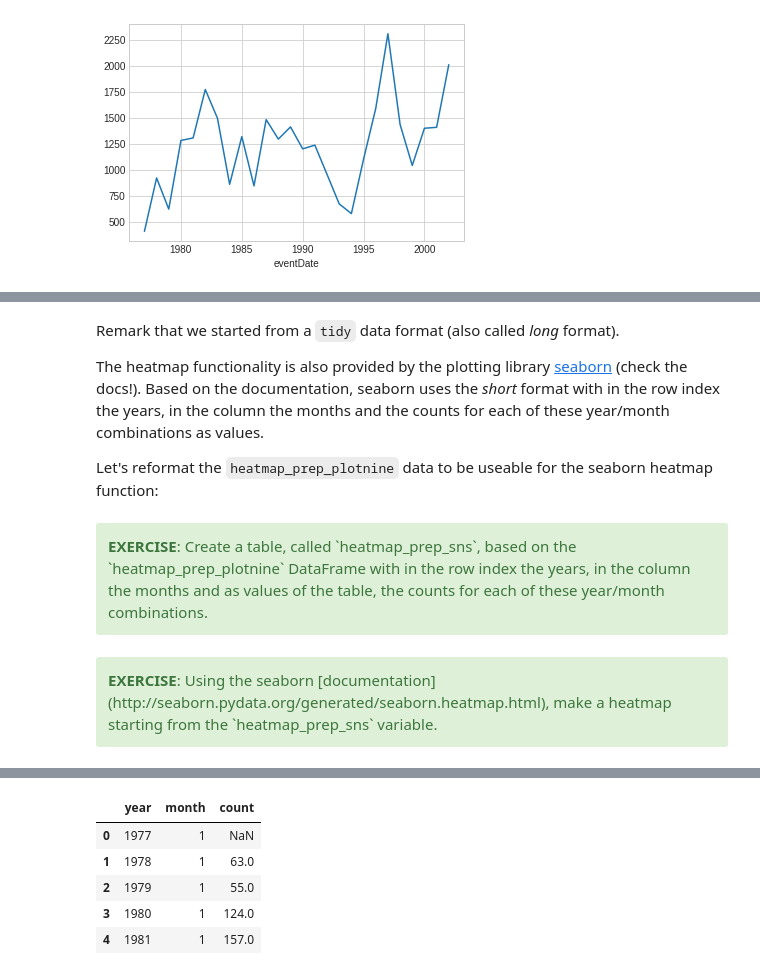
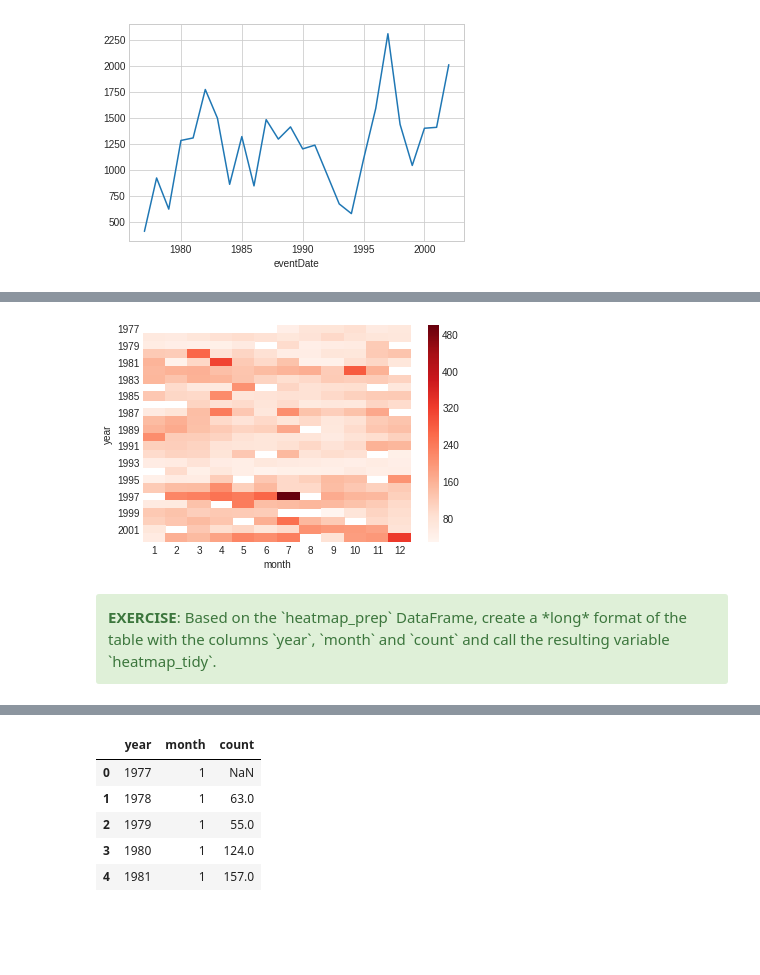
Before and after one commit to jorisvandenbossche/2018-Bordeaux-pandas-course, a Jupyter notebook: _solved/case2_biodiversity_analysis.ipynb, the cells around one changed output, grey strips where cells are left out. Cells and saved outputs as stored; diff of their text form; code cells hidden in the pictures; blank space fills up the shorter version.

Commit message:
remove plotnine usage

```diff
--- a/_solved/case2_biodiversity_analysis.ipynb
+++ b/_solved/case2_biodiversity_analysis.ipynb
@@ -166,6 +164,3 @@ import plotnine as pn
 </div>
 # %%
-heatmap_prep_plotnine = survey_data.groupby([survey_data['eventDate'].dt.year,
-                                             survey_data['eventDate'].dt.month]).size()
-heatmap_prep_plotnine.index.names = ["year", "month"]
-heatmap_prep_plotnine = heatmap_prep_plotnine.reset_index(name='count')
+heatmap_prep = survey_data.groupby([survey_data['eventDate'].dt.year, survey_data['eventDate'].dt.month]).size().unstack()
@@ -197,6 +166,0 @@ heatmap_prep_plotnine.head()
-# %% [markdown]
-Remark that we started from a `tidy` data format (also called *long* format).
-
-The heatmap functionality is also provided by the plotting library [seaborn](http://seaborn.pydata.org/generated/seaborn.heatmap.html) (check the docs!). Based on the documentation, seaborn uses the *short* format with in the row index the years, in the column the months and the counts for each of these year/month combinations as values.
-
-Let's reformat the `heatmap_prep_plotnine` data to be useable for the seaborn heatmap function:
@@ -203,4 +175,12 @@ Let's reformat the `heatmap_prep_plotnine` data to be useable for the seaborn he
+# %%
+heatmap_prep.index.name = 'year'
+heatmap_prep.columns.name = 'month'
+
+fig, ax = plt.subplots()
+ax = sns.heatmap(heatmap_prep, cmap='Reds')
+# %% [output]
+[figure, added]
 # %% [markdown]
 <div class="alert alert-success">
-    <b>EXERCISE</b>: Create a table, called `heatmap_prep_sns`, based on the `heatmap_prep_plotnine` DataFrame with in the row index the years, in the column the months and as values of the table, the counts for each of these year/month combinations.
+    <b>EXERCISE</b>: Based on the `heatmap_prep` DataFrame, create a *long* format of the table with the columns `year`, `month` and `count` and call the resulting variable `heatmap_tidy`.
 </div>
@@ -209,4 +186,0 @@ heatmap_prep_sns = heatmap_prep_plotnine.pivot_table(index='year', columns='mont
-# %% [markdown]
-<div class="alert alert-success">
-    <b>EXERCISE</b>: Using the seaborn [documentation](http://seaborn.pydata.org/generated/seaborn.heatmap.html), make a heatmap starting from the `heatmap_prep_sns` variable.
-</div>
```
Also changed, not shown: parts of 17 cells of this notebook, 3 other files.
